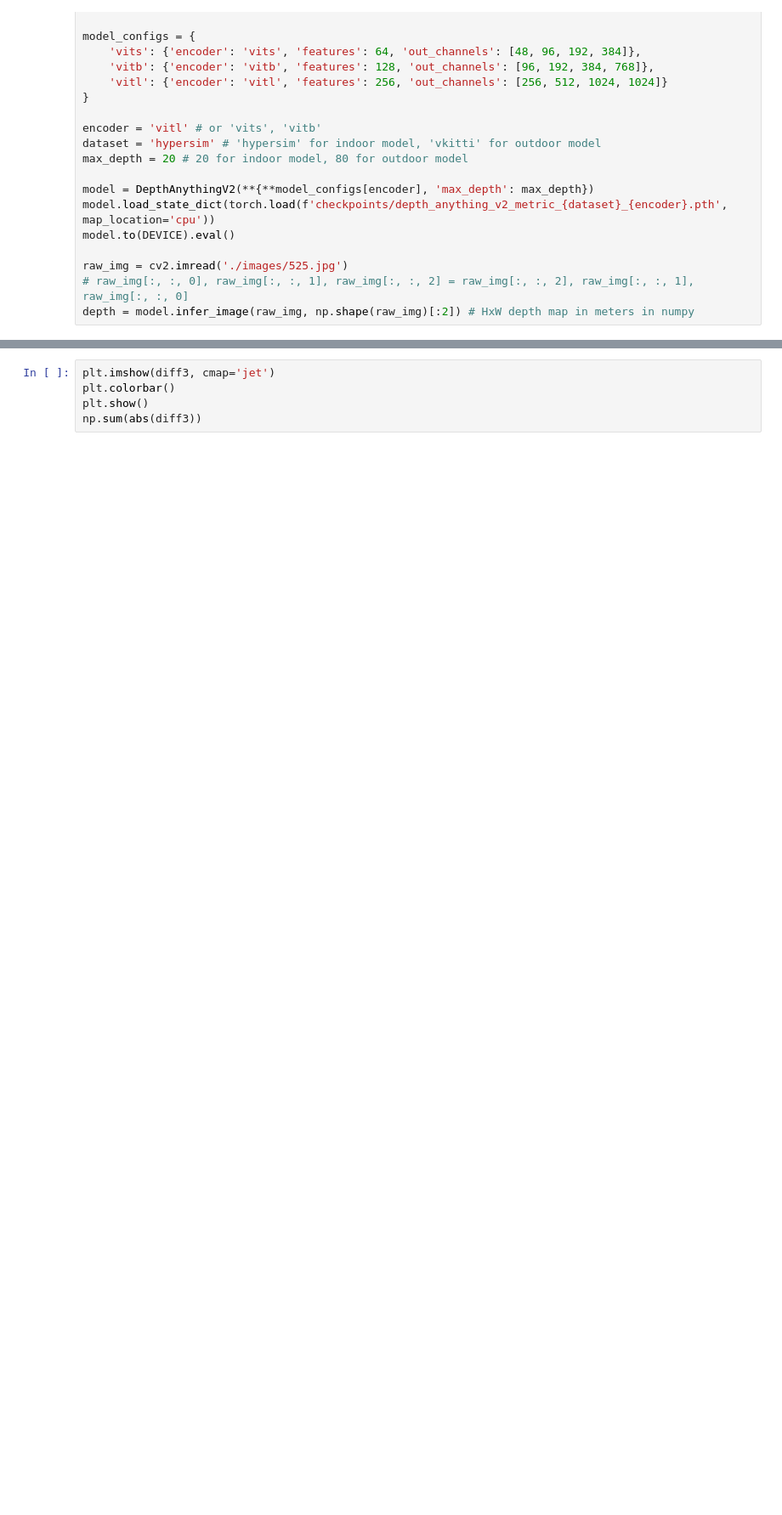
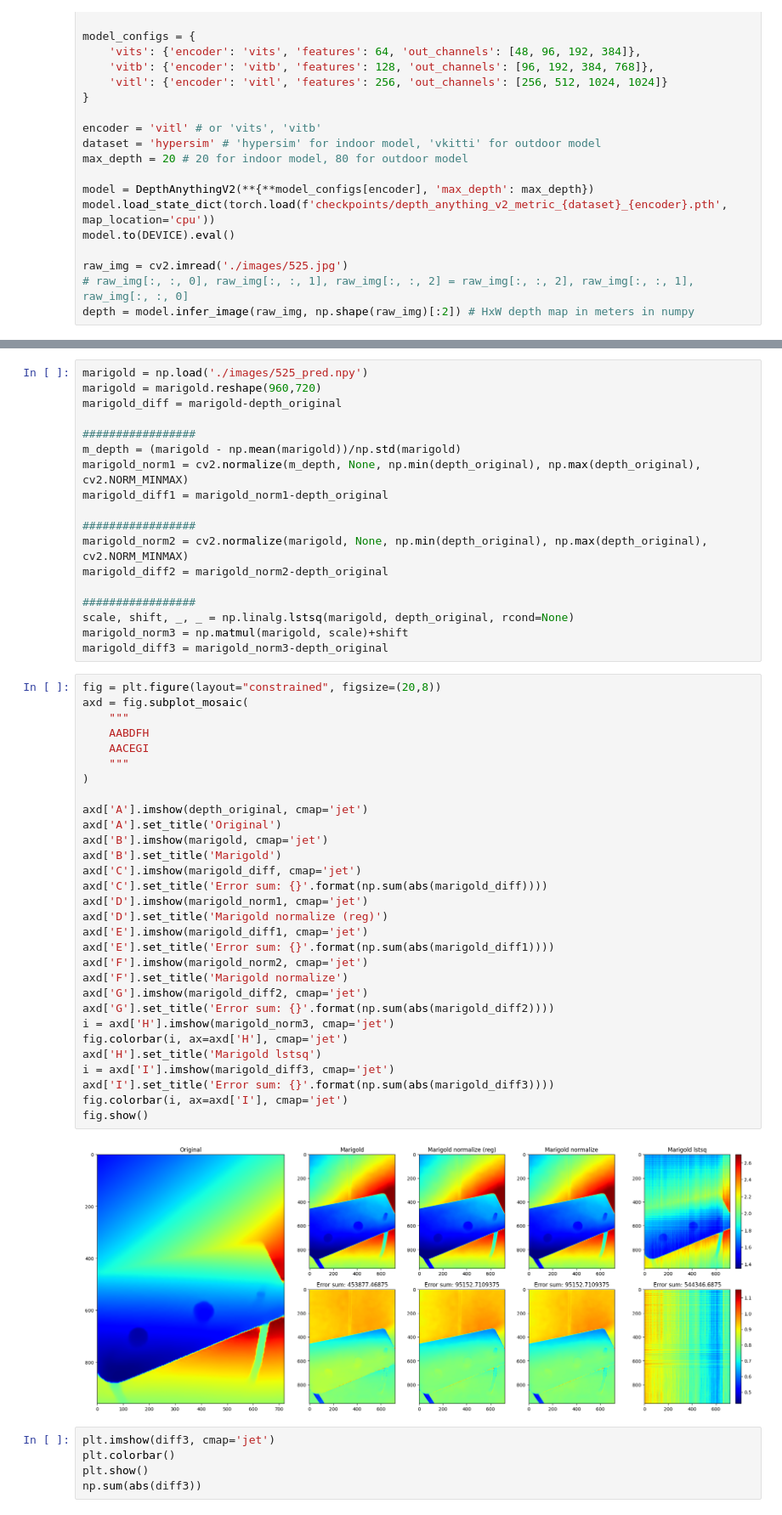
Before and after one commit to K-MinHyuk/pointcloud_editing, a Jupyter notebook: depth_extraction.ipynb, the cells around one changed output, grey strips where cells are left out. Shown at 85% size. Saved outputs shown, nothing was run; the diff lists cells and outputs as text; blank space fills up the shorter version.

```diff
--- a/depth_extraction.ipynb
+++ b/depth_extraction.ipynb
@@ -113,3 +111,53 @@ fig.show()
+# %%
+marigold = np.load('./images/525_pred.npy')
+marigold = marigold.reshape(960,720)
+marigold_diff = marigold-depth_original
+
+#################
+m_depth = (marigold - np.mean(marigold))/np.std(marigold)
+marigold_norm1 = cv2.normalize(m_depth, None, np.min(depth_original), np.max(depth_original), cv2.NORM_MINMAX)
+marigold_diff1 = marigold_norm1-depth_original
+
+#################
+marigold_norm2 = cv2.normalize(marigold, None, np.min(depth_original), np.max(depth_original), cv2.NORM_MINMAX)
+marigold_diff2 = marigold_norm2-depth_original
+
+#################
+scale, shift, _, _ = np.linalg.lstsq(marigold, depth_original, rcond=None)
+marigold_norm3 = np.matmul(marigold, scale)+shift
+marigold_diff3 = marigold_norm3-depth_original
+# %%
+fig = plt.figure(layout="constrained", figsize=(20,8))
+axd = fig.subplot_mosaic(
+    """
+    AABDFH
+    AACEGI
+    """
+)
+
+axd['A'].imshow(depth_original, cmap='jet')
+axd['A'].set_title('Original')
+axd['B'].imshow(marigold, cmap='jet')
+axd['B'].set_title('Marigold')
+axd['C'].imshow(marigold_diff, cmap='jet')
+axd['C'].set_title('Error sum: {}'.format(np.sum(abs(marigold_diff))))
+axd['D'].imshow(marigold_norm1, cmap='jet')
+axd['D'].set_title('Marigold normalize (reg)')
+axd['E'].imshow(marigold_diff1, cmap='jet')
+axd['E'].set_title('Error sum: {}'.format(np.sum(abs(marigold_diff1))))
+axd['F'].imshow(marigold_norm2, cmap='jet')
+axd['F'].set_title('Marigold normalize')
+axd['G'].imshow(marigold_diff2, cmap='jet')
+axd['G'].set_title('Error sum: {}'.format(np.sum(abs(marigold_diff2))))
+i = axd['H'].imshow(marigold_norm3, cmap='jet')
+fig.colorbar(i, ax=axd['H'], cmap='jet')
+axd['H'].set_title('Marigold lstsq')
+i = axd['I'].imshow(marigold_diff3, cmap='jet')
+axd['I'].set_title('Error sum: {}'.format(np.sum(abs(marigold_diff3))))
+fig.colorbar(i, ax=axd['I'], cmap='jet')
+fig.show()
+# %% [output]
+[figure, added]
 # %%
 plt.imshow(diff3, cmap='jet')
 plt.colorbar()
```
Also changed, not shown: parts of 5 cells of this notebook, 2 other files.
